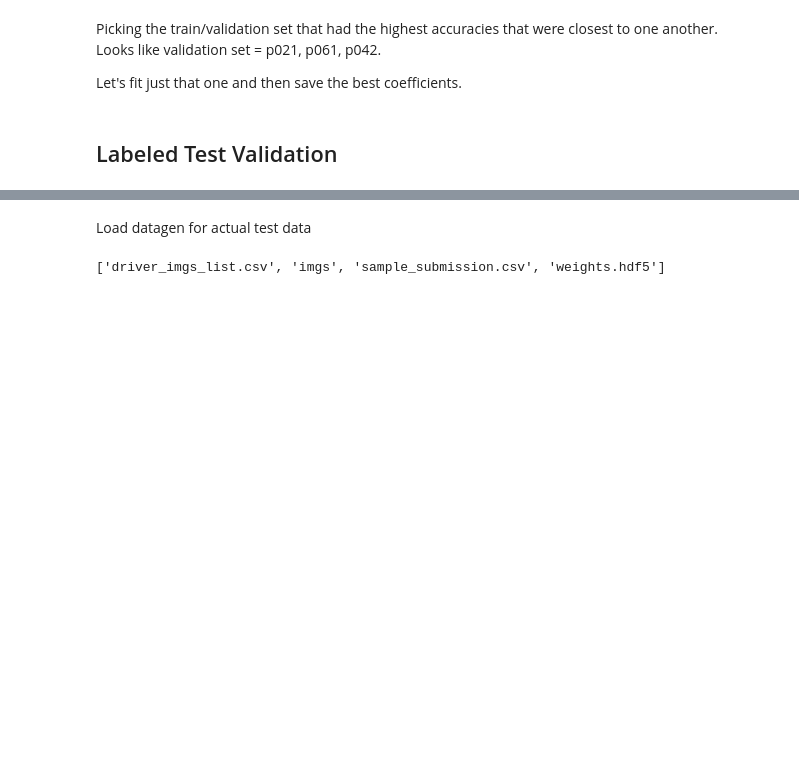
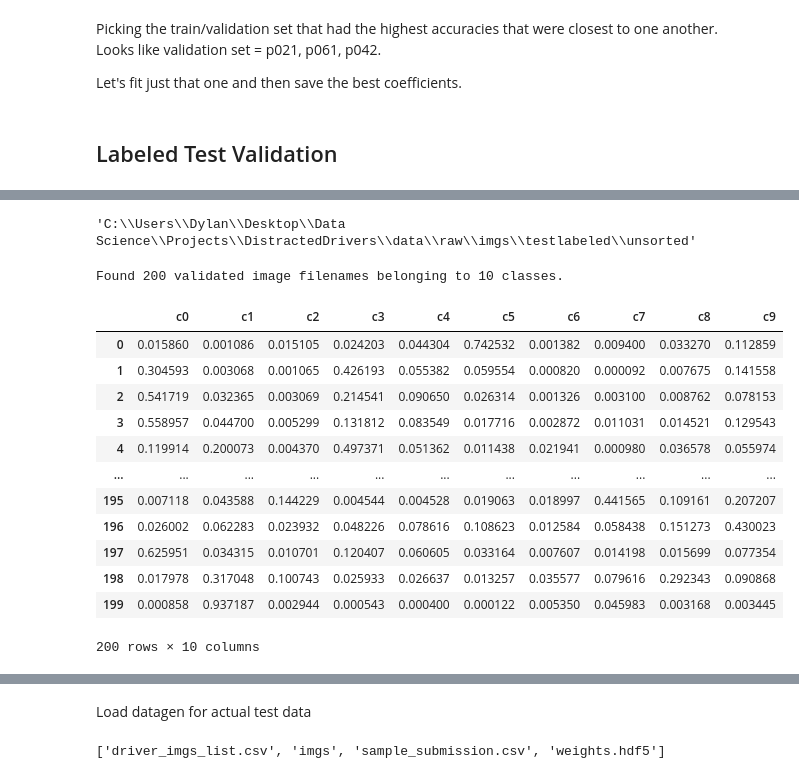
Before and after one commit to Dylan-C-Neal/DistractedDrivingClassifier, a Jupyter notebook: notebooks/Modeling.ipynb, the cells around one changed output, grey strips where cells are left out. Saved outputs shown, nothing was run; the diff lists cells and outputs as text; code cells hidden in the pictures; blank space fills up the shorter version.

```diff
--- a/notebooks/Modeling.ipynb
+++ b/notebooks/Modeling.ipynb
@@ -757,0 +847,2 @@ WARNING:tensorflow:sample_weight modes were coerced from
+# %%
+test_labeled_df = pd.read_csv('../../../../processed/labeled_test_df.csv')
@@ -757,0 +865,15 @@ WARNING:tensorflow:sample_weight modes were coerced from
+# %%
+os.getcwd()
+# %% [output]
+'C:\\Users\\Dylan\\Desktop\\Data Science\\Projects\\DistractedDrivers\\data\\raw\\imgs\\testlabeled\\unsorted'
+# %%
+test = test_dgen.flow_from_dataframe(test_labeled_df,
+                                     x_col='filename',
+                                     y_col='classname',
+                                     target_size=(227,227),
+                                     batch_size=16,
+                                     shuffle=False)
+# %% [output]
+Found 200 validated image filenames belonging to 10 classes.
+# %%
+test_nn_output = final_model.predict(test)
@@ -757,0 +882,19 @@ WARNING:tensorflow:sample_weight modes were coerced from
+# %%
+X_labeled_test = pd.DataFrame(test_nn_output,
+                              columns=['c0', 'c1', 'c2', 'c3', 'c4', 'c5', 'c6', 'c7', 'c8', 'c9'])
+# %%
+X_labeled_test
+# %% [output]
+|  | c0 | c1 | c2 | c3 | c4 | c5 | c6 | c7 | c8 | c9 |
+| 0 | 0.015860 | 0.001086 | 0.015105 | 0.024203 | 0.044304 | 0.742532 | 0.001382 | 0.009400 | 0.033270 | 0.112859 |
+| 1 | 0.304593 | 0.003068 | 0.001065 | 0.426193 | 0.055382 | 0.059554 | 0.000820 | 0.000092 | 0.007675 | 0.141558 |
+| 2 | 0.541719 | 0.032365 | 0.003069 | 0.214541 | 0.090650 | 0.026314 | 0.001326 | 0.003100 | 0.008762 | 0.078153 |
+| 3 | 0.558957 | 0.044700 | 0.005299 | 0.131812 | 0.083549 | 0.017716 | 0.002872 | 0.011031 | 0.014521 | 0.129543 |
+| 4 | 0.119914 | 0.200073 | 0.004370 | 0.497371 | 0.051362 | 0.011438 | 0.021941 | 0.000980 | 0.036578 | 0.055974 |
+| ... | ... | ... | ... | ... | ... | ... | ... | ... | ... | ... |
+| 195 | 0.007118 | 0.043588 | 0.144229 | 0.004544 | 0.004528 | 0.019063 | 0.018997 | 0.441565 | 0.109161 | 0.207207 |
+| 196 | 0.026002 | 0.062283 | 0.023932 | 0.048226 | 0.078616 | 0.108623 | 0.012584 | 0.058438 | 0.151273 | 0.430023 |
+| 197 | 0.625951 | 0.034315 | 0.010701 | 0.120407 | 0.060605 | 0.033164 | 0.007607 | 0.014198 | 0.015699 | 0.077354 |
+| 198 | 0.017978 | 0.317048 | 0.100743 | 0.025933 | 0.026637 | 0.013257 | 0.035577 | 0.079616 | 0.292343 | 0.090868 |
+| 199 | 0.000858 | 0.937187 | 0.002944 | 0.000543 | 0.000400 | 0.000122 | 0.005350 | 0.045983 | 0.003168 | 0.003445 |
+200 rows × 10 columns
```
Also changed, not shown: parts of 41 cells of this notebook, 12 other files.
